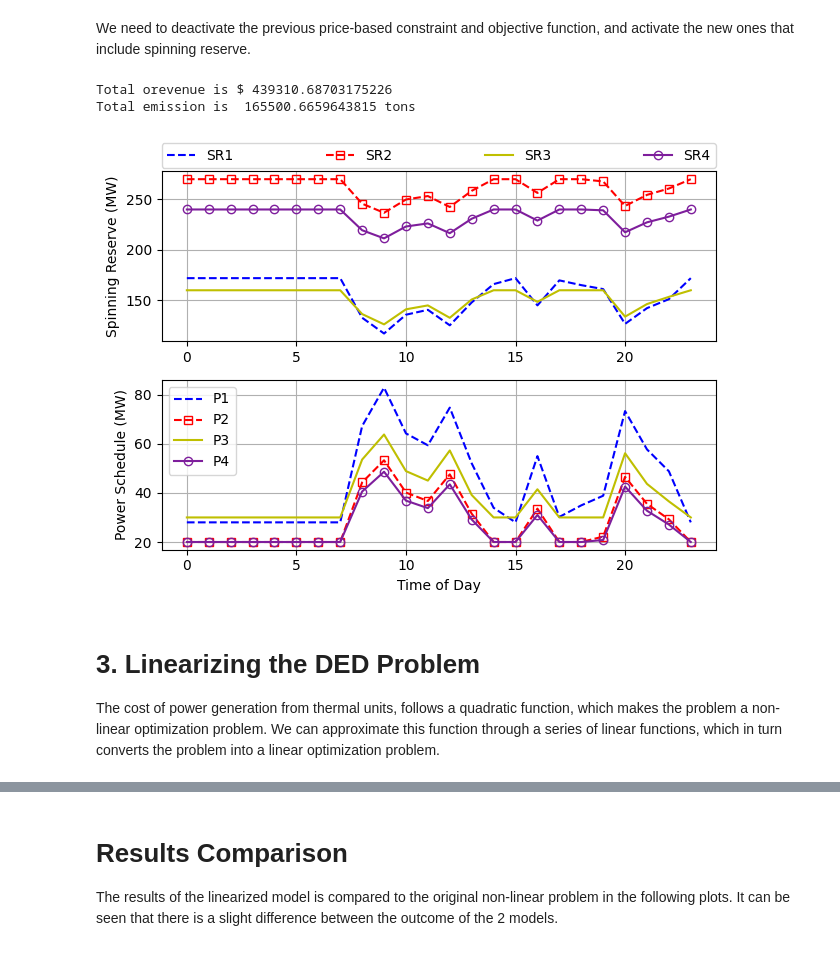
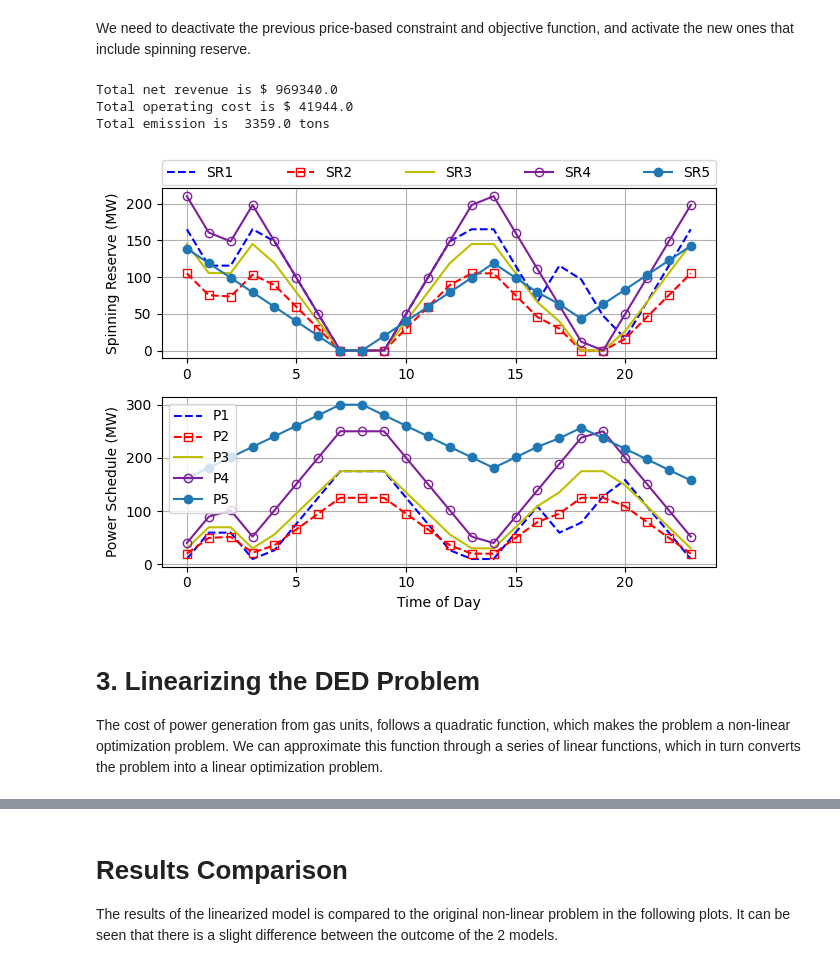
Before and after one commit to mohsenvahidzadeh/Energy_Optimization_Notebooks, a Jupyter notebook: Dynamic_Economic_Dispatch_Pyomo.ipynb, the cells around one changed output, grey strips where cells are left out. Cells and saved outputs as stored; diff of their text form; code cells hidden in the pictures.

Commit message:
added power flow and unit commitment optimization

```diff
--- a/Dynamic_Economic_Dispatch_Pyomo.ipynb
+++ b/Dynamic_Economic_Dispatch_Pyomo.ipynb
@@ -396,12 +374,13 @@ The following table provides a timeseries data for demand, available wind power,
 # %%
 wind_load_df = pd.DataFrame()
-wind_load_df["Load"] = [510,530,516,510,515,544,646,686,741,734,748,760,754,700,686,720,714,761,727,714,618,584,578,544]
+wind_load_df["Load"] = [410, 435, 475, 530, 558, 608, 626, 654, 690, 704, 720, 740, 704, 690, 654, 580, 558, 608, 654, 704, \
+           680, 605, 527, 463]
 wind_load_df["Wind_Availability"] = [44.1, 48.5, 65.7, 144.9, 202.3, 317.3, 364.4, 317.3, 271, 306.9, 424.1, 398, 487.6, 521.9, \
                             541.3, 560, 486.8, 372.6, 367.4, 314.3, 316.6, 311.4, 405.4, 470.4]
 wind_load_df["$\lambda^{e}$"] = [32.71, 34.72, 32.71, 32.74, 32.96, 34.93, 44.9, 52, 53.03, 47.26, 44.07, 38.63, 39.91, 39.45, \
                             41.14, 39.23, 52.12, 40.85, 41.2, 41.15, 45.76, 45.59, 45.56, 34.72]
-wind_load_df["$\lambda^{r}$"] = [25.55, 20.83, 19.68, 21.73, 22.43, 23.94, 42.22, 36.53, 21.41, 12.58, 13.86, 9.58, 7.18, 12.16, \
-                            18.20, 17.83, 24.13, 18.80, 18.02, 17.03, 13.37, 16.94, 19.05, 13.58]
+wind_load_df["$\lambda^{r}$"] = [35.55, 30.83, 29.68, 31.73, 32.43, 33.94, 42.22, 36.53, 31.41, 36.58, 35.86, 37.58, 45.18, 42.16, \
+                            48.20, 37.83, 44.13, 38.80, 38.02, 37.03, 38.37, 41.94, 43.05, 40.58]
 wind_load_df.head()
 # %% [output]
 |  | Load | Wind_Availability | $\lambda^{e}$ | $\lambda^{r}$ |
@@ -415,10 +394,10 @@ In the existing Pyomo model, we need to add 2 new wind-related parameters, 2 new
 # %%
 #Parameters
 def wind_avail(model, t):
-    return wind_availability[t-1]
+    return wind_load_df["Wind_Availability"][t-1]
 model.avlblty = Param(model.t, initialize=wind_avail, within=NonNegativeReals)
 
-model.VWC = Param(initialize=50, within=NonNegativeReals)
+model.Ccrt = Param(initialize=50, within=NonNegativeReals)
 
 #Variables
 model.Pwc = Var(model.t, within=NonNegativeReals)
@@ -436,8 +415,8 @@ model.c_wind_generation_limit = Constraint(model.t, rule=wind_generation_limit)
 
 # This objective function is for gas + wind generation
 def rule_OF2(model):
-    return sum(model.a[g]*model.P[g,t]**2 + model.b[g]*model.P[g,t] + model.c[g] for g in model.g for t in model.t) + \
-            sum(model.VWC * model.Pwc[t] for t in model.t)
+    return sum(model.c[g]*model.P[g,t]**2 + model.b[g]*model.P[g,t] + model.a[g] for g in model.g for t in model.t) + \
+            sum(model.Ccrt * model.Pwc[t] for t in model.t)
 model.objective2 = Objective(rule=rule_OF2, sense=minimize)
 # %% [markdown]
 We also need to deactivate the previous objective function, as well as the previous demand-generation constraint. Furthermore, we do not consider emission limits in this section, so we ca deactivate emissions limit constraint.
@@ -509,7 +488,7 @@ In the existing Pyomo model, we need to add a new price-related parameter, a new
 # %%
 #Parameters
 def price_e(model, t):
-    return lambda_e[t-1]
+    return wind_load_df["$\lambda^{e}$"][t-1]
 model.lmbdae = Param(model.t, initialize=price_e, within=NonNegativeReals)
 
 #Constraints
@@ -520,7 +499,7 @@ model.c_demand_generation_price_based = Constraint(model.g, model.t, rule=demand
 # This objective function is for price-based DED
 def rule_OF3(model):
     return  sum(model.lmbdae[t] * model.P[g,t] for g in model.g for t in model.t) - \
-            sum(model.a[g]*model.P[g,t]**2 + model.b[g]*model.P[g,t] + model.c[g] for g in model.g for t in model.t)
+            sum(model.c[g]*model.P[g,t]**2 + model.b[g]*model.P[g,t] + model.a[g] for g in model.g for t in model.t)
 model.objective3 = Objective(rule=rule_OF3, sense=maximize)
 # %% [markdown]
 Since we are not considering a wind asset in this section, we should deactivate wind related constraints, and objective function, and activate the price-based objective function.
@@ -597,7 +579,7 @@ model.SR = Var(model.g, model.t, within=NonNegativeReals)
 
 #Parameters
 def price_r(model, t):
-    return lambda_r[t-1]
+    return wind_load_df["$\lambda^{r}$"][t-1]
 model.lmbdar = Param(model.t, initialize=price_r, within=NonNegativeReals)
 
 #Constraints
@@ -609,7 +591,7 @@ model.c_max_reserve = Constraint(model.g, model.t, rule=max_reserve)
 # This objective function is for price-based DED with spinning reserves
 def rule_OF4(model):
     return  sum(model.lmbdae[t] * model.P[g,t] + model.lmbdar[t] * model.SR[g,t] for g in model.g for t in model.t) - \
-            sum(model.a[g]*model.P[g,t]**2 + model.b[g]*model.P[g,t] + model.c[g] for g in model.g for t in model.t)
+            sum(model.c[g]*model.P[g,t]**2 + model.b[g]*model.P[g,t] + model.a[g] for g in model.g for t in model.t)
 model.objective4 = Objective(rule=rule_OF4, sense=maximize)
 # %% [markdown]
 We need to deactivate the previous price-based constraint and objective function, and activate the new ones that include spinning reserve.
@@ -625,36 +607,40 @@ model.objective4.activate()
 
 results = opt.solve(model)
 
-print("Total orevenue is $", value(model.objective4))
-print("Total emission is ", value(model.EM), "tons")
+print("Total net revenue is $", round(value(model.objective4), 0))
+print("Total operating cost is $", round(value(model.objective), 0))
+print("Total emission is ", round(value(model.GHG)/1000, 0), "tons")
 # %% [output]
-Total orevenue is $ 439310.68703175226
-Total emission is  165500.6659643815 tons
+Total net revenue is $ 969340.0
+Total operating cost is $ 41944.0
+Total emission is  3359.0 tons
 # %%
 fig, axs = plt.subplots(2, 1)
 
 axs[0].plot([value(model.SR[1,j]) for j in range(1,25)], "b--", label="SR1")
 axs[0].plot([value(model.SR[2,j]) for j in range(1,25)], "r--s", markerfacecolor='none', label="SR2")
 axs[0].plot([value(model.SR[3,j]) for j in range(1,25)], "y-", label="SR3")
 axs[0].plot([value(model.SR[4,j]) for j in range(1,25)], "-o", color="#7e1e9c", markerfacecolor='none', label="SR4")
+axs[0].plot([value(model.SR[5,j]) for j in range(1,25)], "-o", label="SR5")
 
 axs[1].plot([value(model.P[1,j]) for j in range(1,25)], "b--", label="P1")
 axs[1].plot([value(model.P[2,j]) for j in range(1,25)], "r--s", markerfacecolor='none', label="P2")
 axs[1].plot([value(model.P[3,j]) for j in range(1,25)], "y-", label="P3")
 axs[1].plot([value(model.P[4,j]) for j in range(1,25)], "-o", color="#7e1e9c", markerfacecolor='none', label="P4")
+axs[1].plot([value(model.P[5,j]) for j in range(1,25)], "-o", label="P5")
 
 axs[0].grid(True), axs[1].grid(True)
-axs[0].legend(bbox_to_anchor=(0., 1.02, 1., .102), loc='lower left', ncols=4, mode="expand", borderaxespad=0.)
+axs[0].legend(bbox_to_anchor=(0., 1.02, 1., .102), loc='lower left', ncols=5, mode="expand", borderaxespad=0.)
 axs[1].legend()
 axs[1].set_xlabel("Time of Day")
 axs[0].set_ylabel("Spinning Reserve (MW)")
 axs[1].set_ylabel("Power Schedule (MW)")
 
 fig.tight_layout()
 plt.show()
 # %% [output]
-[figure, old version]
+[figure, new version]
 # %% [markdown]
 # 3. Linearizing the DED Problem
-The cost of power generation from thermal units, follows a quadratic function, which makes the problem a non-linear optimization problem. We can approximate this function through a series of linear functions, which in turn converts the problem into a linear optimization problem.
+The cost of power generation from gas units, follows a quadratic function, which makes the problem a non-linear optimization problem. We can approximate this function through a series of linear functions, which in turn converts the problem into a linear optimization problem.
 # %% [markdown]
```
Also changed, not shown: parts of 52 cells of this notebook, 8 other files.
